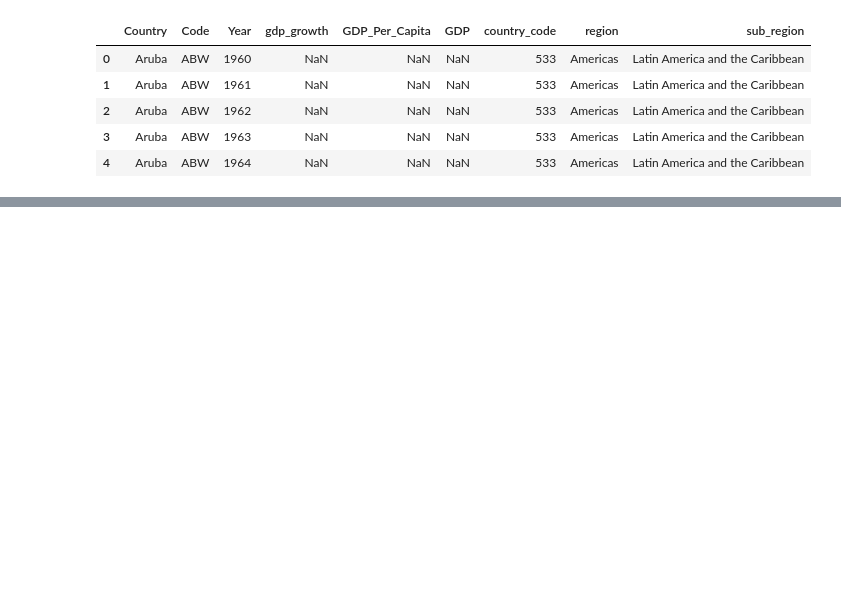
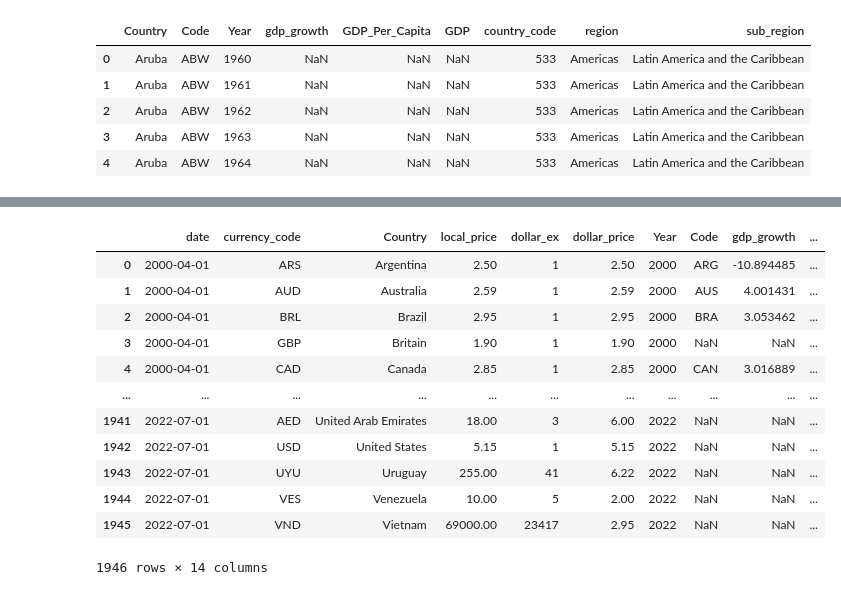
Before and after one commit to bolwerk-b/Final-Project, a Jupyter notebook: data cleaning test.ipynb, the cells around one changed output, grey strips where cells are left out. Drawn from its saved outputs; the diff is of its cells as text; code cells hidden in the pictures; blank space fills up the shorter version.

```diff
--- a/data cleaning test.ipynb
+++ b/data cleaning test.ipynb
@@ -110,0 +126,3 @@ test_gdp.head()
+# %%
+bigmac_df[['Year', 'month']] = bigmac_df['date'].str.split('-', 1 , expand=True)
+bigmac_df
@@ -110,0 +143,3 @@ test_gdp.head()
+# %%
+bigmac_df.drop(["month"], axis=1, inplace=True)
+bigmac_df
@@ -110,0 +160,3 @@ test_gdp.head()
+# %%
+gdpmerge_df = pd.read_csv ('Final_Project_Resources/gdpmerge.csv')
+gdpmerge_df
@@ -110,0 +190,3 @@ test_gdp.head()
+# %%
+gdpmerge_df.Year = gdpmerge_df.Year.astype(str)
+gdpmerge_df.dtypes
@@ -110,0 +204,17 @@ test_gdp.head()
+# %%
+Complete_df = pd.merge(bigmac_df,gdpmerge_df, on = ["Country","Year"], how = "left")
+Complete_df
+# %% [output]
+|  | date | currency_code | Country | local_price | dollar_ex | dollar_price | Year | Code | gdp_growth | ... |
+| 0 | 2000-04-01 | ARS | Argentina | 2.50 | 1 | 2.50 | 2000 | ARG | -10.894485 | ... |
+| 1 | 2000-04-01 | AUD | Australia | 2.59 | 1 | 2.59 | 2000 | AUS | 4.001431 | ... |
+| 2 | 2000-04-01 | BRL | Brazil | 2.95 | 1 | 2.95 | 2000 | BRA | 3.053462 | ... |
+| 3 | 2000-04-01 | GBP | Britain | 1.90 | 1 | 1.90 | 2000 | NaN | NaN | ... |
+| 4 | 2000-04-01 | CAD | Canada | 2.85 | 1 | 2.85 | 2000 | CAN | 3.016889 | ... |
+| ... | ... | ... | ... | ... | ... | ... | ... | ... | ... | ... |
+| 1941 | 2022-07-01 | AED | United Arab Emirates | 18.00 | 3 | 6.00 | 2022 | NaN | NaN | ... |
+| 1942 | 2022-07-01 | USD | United States | 5.15 | 1 | 5.15 | 2022 | NaN | NaN | ... |
+| 1943 | 2022-07-01 | UYU | Uruguay | 255.00 | 41 | 6.22 | 2022 | NaN | NaN | ... |
+| 1944 | 2022-07-01 | VES | Venezuela | 10.00 | 5 | 2.00 | 2022 | NaN | NaN | ... |
+| 1945 | 2022-07-01 | VND | Vietnam | 69000.00 | 23417 | 2.95 | 2022 | NaN | NaN | ... |
+1946 rows × 14 columns
```
Also changed, not shown: parts of 17 cells of this notebook, 2 other files.
